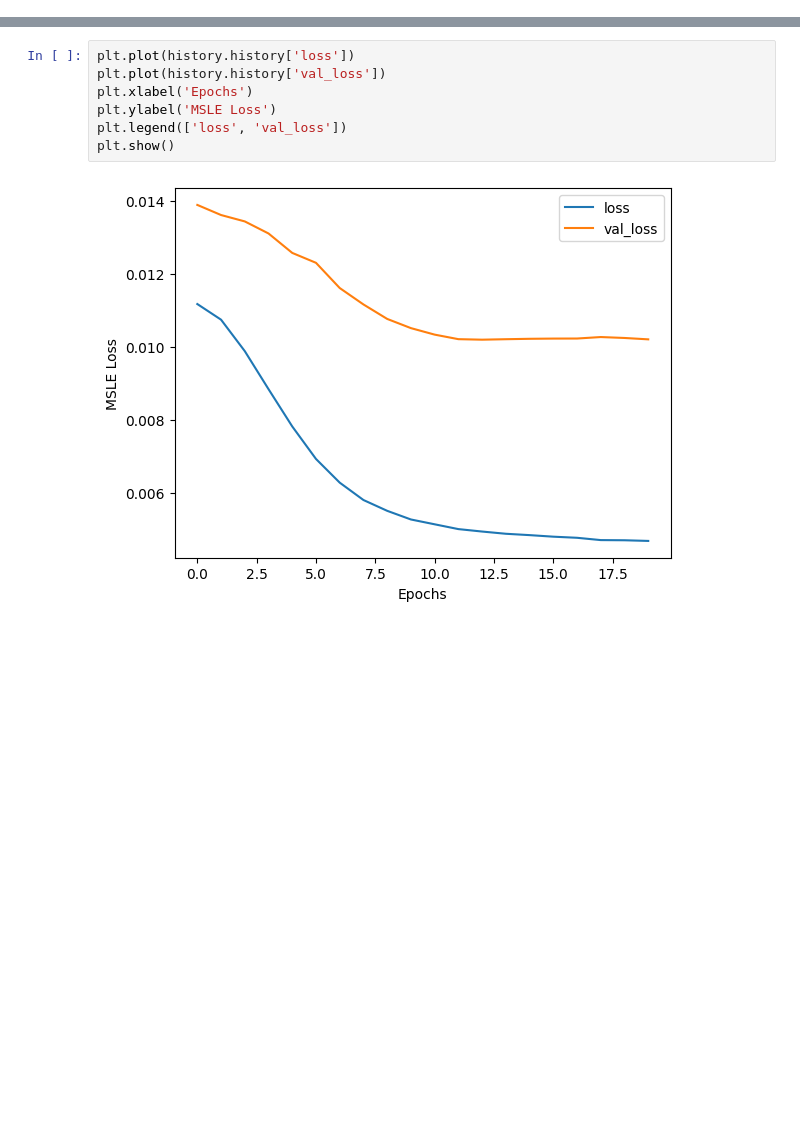
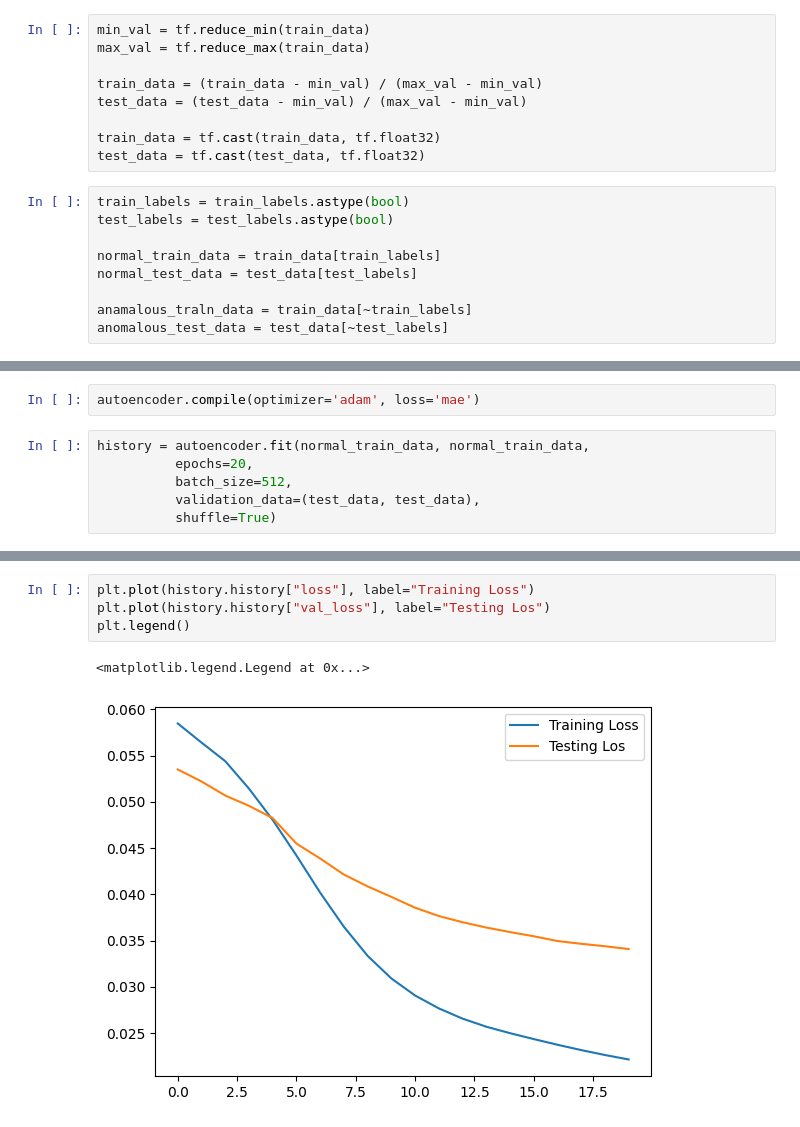
Before and after one commit to Code-with-shubh/Deep-learning, a Jupyter notebook: DL practical/DL ASSIGNMENT 4.ipynb, the cells around one changed output, grey strips where cells are left out. Cells and saved outputs as stored; diff of their text form; blank space fills up the shorter version.

```diff
--- a/DL practical/DL ASSIGNMENT 4.ipynb
+++ b/DL practical/DL ASSIGNMENT 4.ipynb
@@ -41,0 +34,18 @@ x_test_scaled = min_max_scaler.transform(x_test.copy())
+# %%
+min_val = tf.reduce_min(train_data)
+max_val = tf.reduce_max(train_data)
+
+train_data = (train_data - min_val) / (max_val - min_val)
+test_data = (test_data - min_val) / (max_val - min_val)
+
+train_data = tf.cast(train_data, tf.float32)
+test_data = tf.cast(test_data, tf.float32)
+# %%
+train_labels = train_labels.astype(bool)
+test_labels = test_labels.astype(bool)
+
+normal_train_data = train_data[train_labels]
+normal_test_data = test_data[test_labels]
+
+anamalous_traln_data = train_data[~train_labels]
+anomalous_test_data = test_data[~test_labels]
@@ -97,0 +88,8 @@ Epoch 20/20
+# %%
+autoencoder.compile(optimizer='adam', loss='mae')
+# %%
+history = autoencoder.fit(normal_train_data, normal_train_data,
+          epochs=20,
+          batch_size=512,
+          validation_data=(test_data, test_data),
+          shuffle=True)
@@ -98,9 +114,7 @@ Epoch 20/20
 # %%
-plt.plot(history.history['loss'])
-plt.plot(history.history['val_loss'])
-plt.xlabel('Epochs')
-plt.ylabel('MSLE Loss')
-plt.legend(['loss', 'val_loss'])
-plt.show()
+plt.plot(history.history["loss"], label="Training Loss")
+plt.plot(history.history["val_loss"], label="Testing Los")
+plt.legend()
 # %% [output]
+<matplotlib.legend.Legend at 0x...>
-[figure, old version]
+[figure, new version]
```
Also changed, not shown: parts of 22 cells of this notebook.
